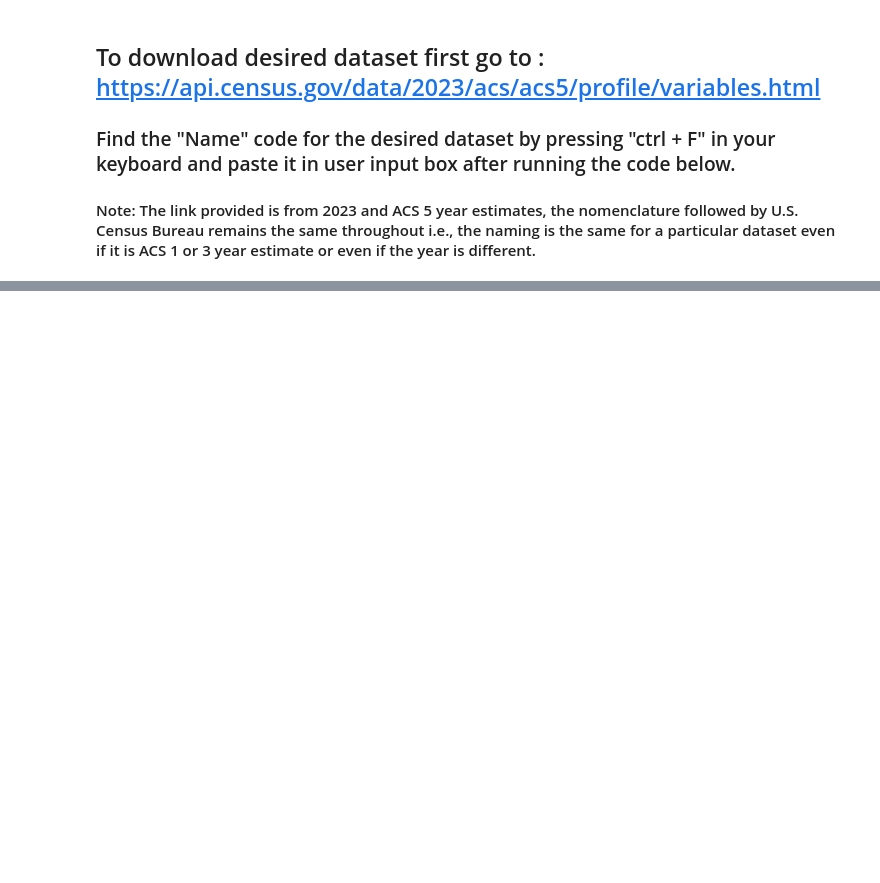
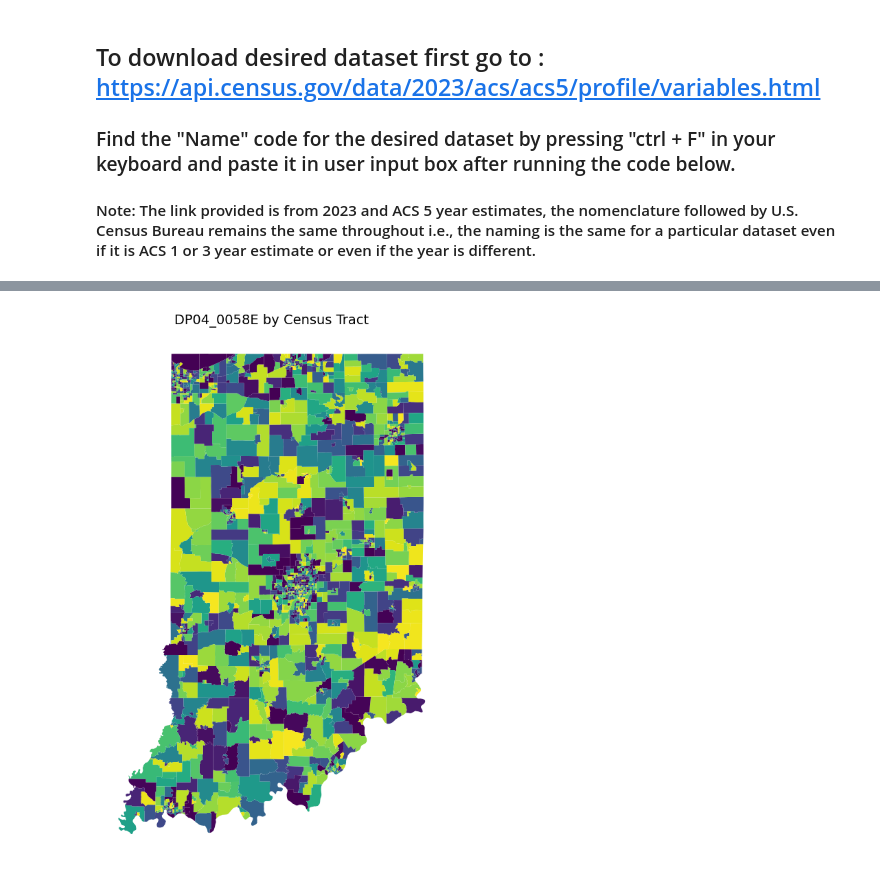
Before and after one commit to SpatialTurn/DataCollection-Notebooks, a Jupyter notebook: Census/CensusGeocodeAPI.ipynb, the cells around one changed output, grey strips where cells are left out. Cells and saved outputs as stored; diff of their text form; code cells hidden in the pictures; blank space fills up the shorter version.

```diff
--- a/Census/CensusGeocodeAPI.ipynb
+++ b/Census/CensusGeocodeAPI.ipynb
@@ -112,0 +302,19 @@ download_census_data()
+# %%
+# Disable SSL warnings (we're skipping SSL verification)
+urllib3.disable_warnings(urllib3.exceptions.InsecureRequestWarning)
+
+# === State FIPS lookup ===
+fips_to_state = {
+    1: "Alabama", 2: "Alaska", 4: "Arizona", 5: "Arkansas", 6: "California",
+    8: "Colorado", 9: "Connecticut", 10: "Delaware", 11: "District of Columbia",
+    12: "Florida", 13: "Georgia", 15: "Hawaii", 16: "Idaho", 17: "Illinois",
+    18: "Indiana", 19: "Iowa", 20: "Kansas", 21: "Kentucky", 22: "Louisiana",
+    23: "Maine", 24: "Maryland", 25: "Massachusetts", 26: "Michigan",
+    27: "Minnesota", 28: "Mississippi", 29: "Missouri", 30: "Montana",
+    31: "Nebraska", 32: "Nevada", 33: "New Hampshire", 34: "New Jersey",
+    35: "New Mexico", 36: "New York", 37: "North Carolina", 38: "North Dakota",
+    39: "Ohio", 40: "Oklahoma", 41: "Oregon", 42: "Pennsylvania", 44: "Rhode Island",
+    45: "South Carolina", 46: "South Dakota", 47: "Tennessee", 48: "Texas",
+    49: "Utah", 50: "Vermont", 51: "Virginia", 53: "Washington", 54: "West Virginia",
+    55: "Wisconsin", 56: "Wyoming"
+}
@@ -112,0 +454,13 @@ download_census_data()
+# %%
+fig, ax = plt.subplots(figsize=(10, 10))
+merged_gdf.plot(
+    column="DP04_0058E",   # column to color by
+    cmap="viridis",        # color map
+    legend=False,           # show color legend
+    ax=ax
+)
+ax.set_title("DP04_0058E by Census Tract", fontsize=14)
+ax.axis("off")
+plt.show()
+# %% [output]
+[figure, added]
```
Also changed, not shown: parts of 24 cells of this notebook.
